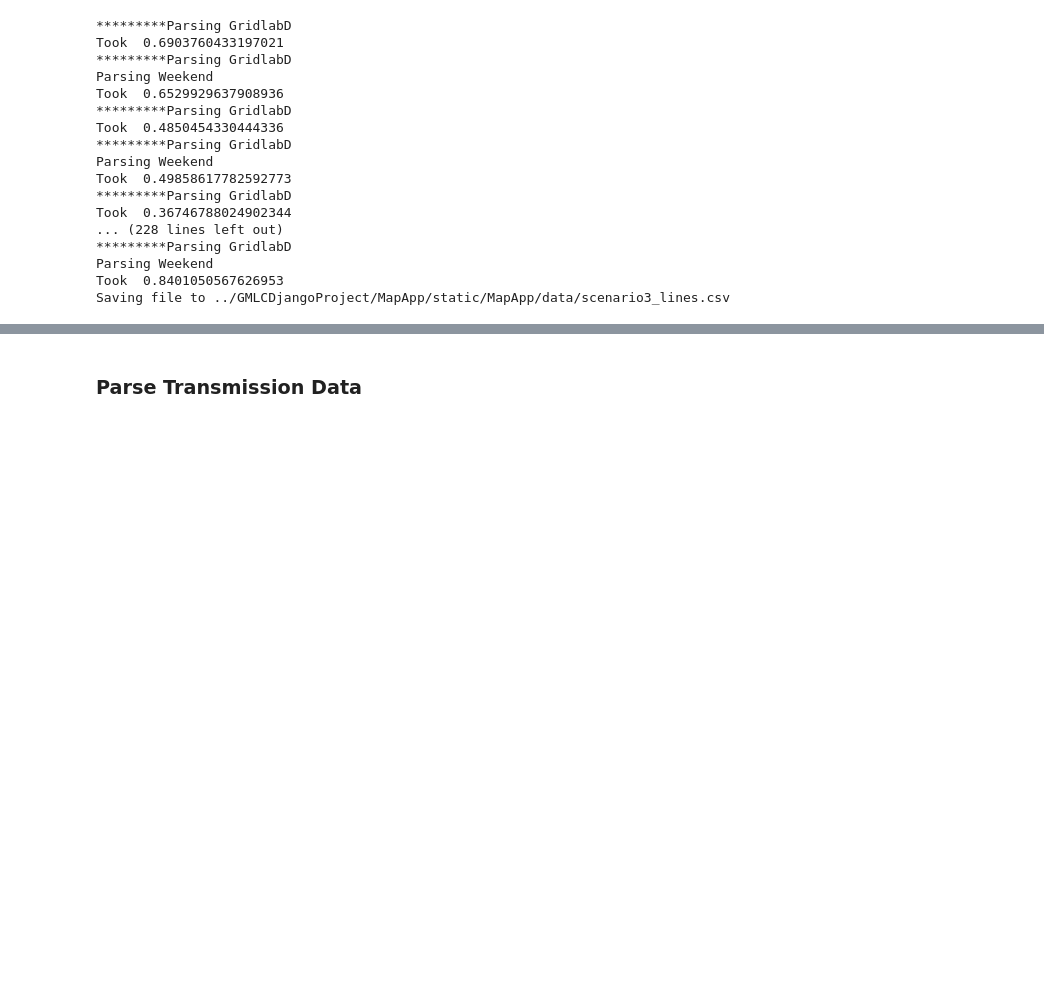
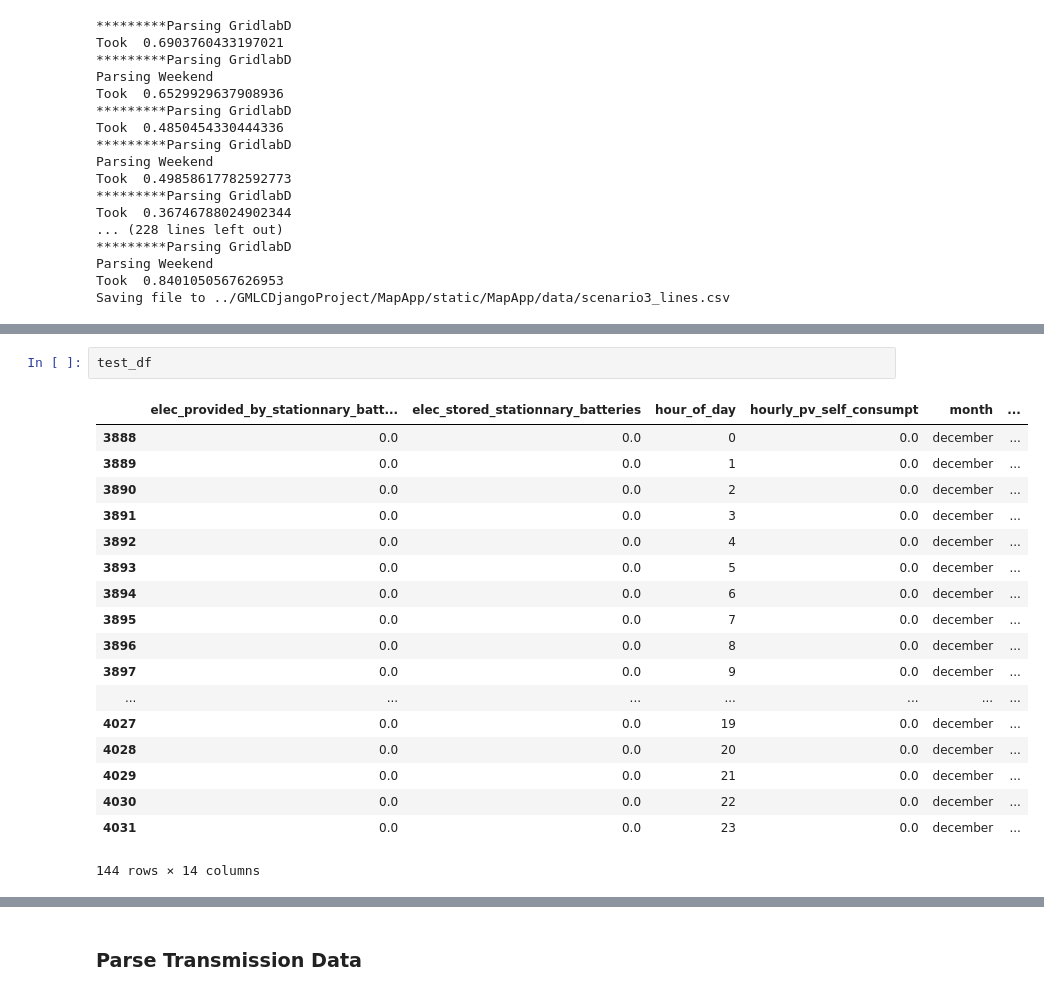
Before and after one commit to eckara/GMLC, a Jupyter notebook: DataAnalysis/ParseResultsForDC-js.ipynb, the cells around one changed output, grey strips where cells are left out. Cells and saved outputs as stored; diff of their text form; blank space fills up the shorter version.

```diff
--- a/DataAnalysis/ParseResultsForDC-js.ipynb
+++ b/DataAnalysis/ParseResultsForDC-js.ipynb
@@ -627,0 +699,21 @@ Saving file to ../GMLCDjangoProject/MapApp/static/MapApp/data/scenario3_lines.cs
+# %%
+test_df
+# %% [output]
+|  | elec_provided_by_stationnary_batt... | elec_stored_stationnary_batteries | hour_of_day | hourly_pv_self_consumpt | month | ... |
+| 3888 | 0.0 | 0.0 | 0 | 0.0 | december | ... |
+| 3889 | 0.0 | 0.0 | 1 | 0.0 | december | ... |
+| 3890 | 0.0 | 0.0 | 2 | 0.0 | december | ... |
+| 3891 | 0.0 | 0.0 | 3 | 0.0 | december | ... |
+| 3892 | 0.0 | 0.0 | 4 | 0.0 | december | ... |
+| 3893 | 0.0 | 0.0 | 5 | 0.0 | december | ... |
+| 3894 | 0.0 | 0.0 | 6 | 0.0 | december | ... |
+| 3895 | 0.0 | 0.0 | 7 | 0.0 | december | ... |
+| 3896 | 0.0 | 0.0 | 8 | 0.0 | december | ... |
+| 3897 | 0.0 | 0.0 | 9 | 0.0 | december | ... |
+| ... | ... | ... | ... | ... | ... | ... |
+| 4027 | 0.0 | 0.0 | 19 | 0.0 | december | ... |
+| 4028 | 0.0 | 0.0 | 20 | 0.0 | december | ... |
+| 4029 | 0.0 | 0.0 | 21 | 0.0 | december | ... |
+| 4030 | 0.0 | 0.0 | 22 | 0.0 | december | ... |
+| 4031 | 0.0 | 0.0 | 23 | 0.0 | december | ... |
+144 rows × 14 columns
```
Also changed, not shown: parts of 7 cells of this notebook, 39 other files.
